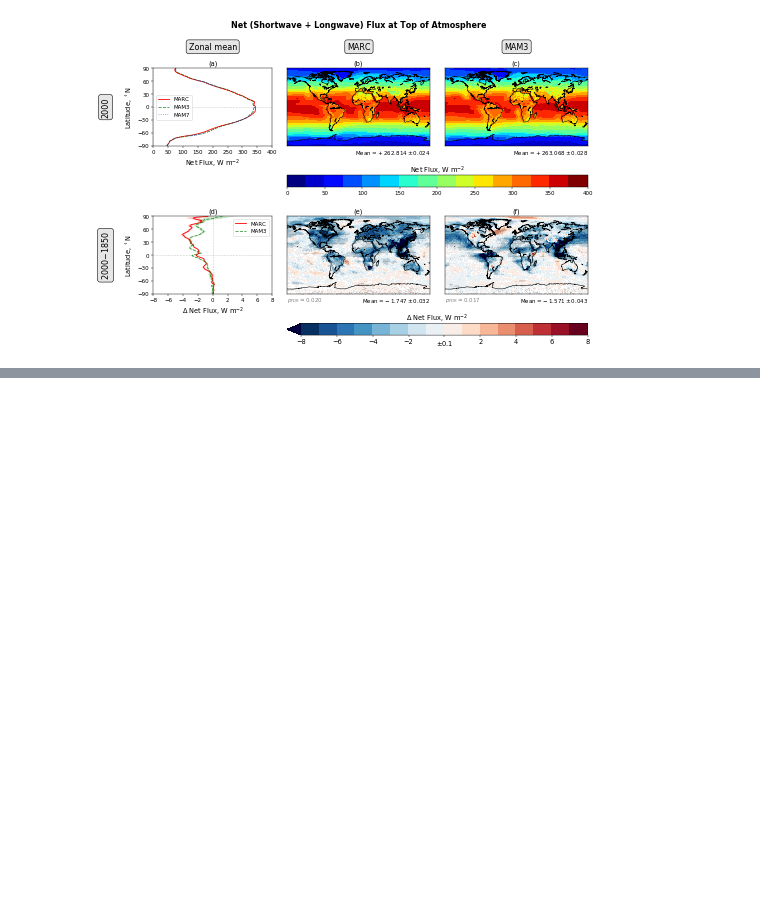
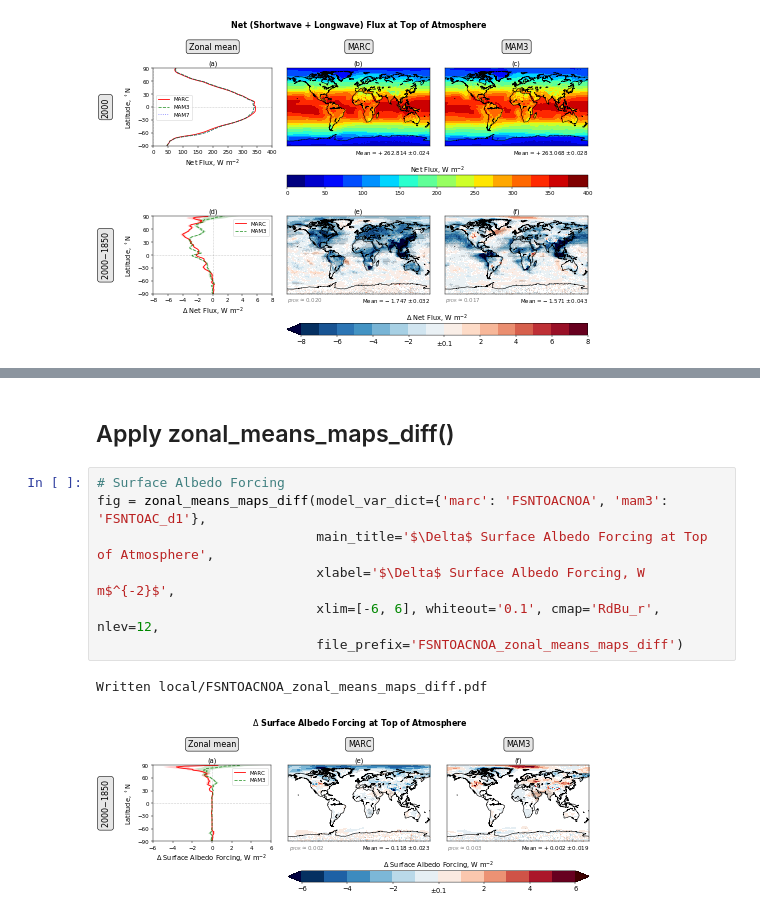
Before and after one commit to grandey/p17c-marc-comparison, a Jupyter notebook: analysis_prelim/analysis_prelim_p17c.ipynb, the cells around one changed output, grey strips where cells are left out. Drawn from its saved outputs; the diff is of its cells as text; blank space fills up the shorter version.

```diff
--- a/analysis_prelim/analysis_prelim_p17c.ipynb
+++ b/analysis_prelim/analysis_prelim_p17c.ipynb
@@ -1327,0 +1419,12 @@ Written local/cFNTOA_zonal_means_maps_2000_diff.pdf
+# %% [markdown]
+## Apply zonal_means_maps_diff()
+# %%
+# Surface Albedo Forcing
+fig = zonal_means_maps_diff(model_var_dict={'marc': 'FSNTOACNOA', 'mam3': 'FSNTOAC_d1'},
+                            main_title='$\Delta$ Surface Albedo Forcing at Top of Atmosphere',
+                            xlabel='$\Delta$ Surface Albedo Forcing, W m$^{-2}$',
+                            xlim=[-6, 6], whiteout='0.1', cmap='RdBu_r', nlev=12,
+                            file_prefix='FSNTOACNOA_zonal_means_maps_diff')
+# %% [output]
+Written local/FSNTOACNOA_zonal_means_maps_diff.pdf
+[figure, added]
```
Also changed, not shown: parts of 3 cells of this notebook, 1 other file.
